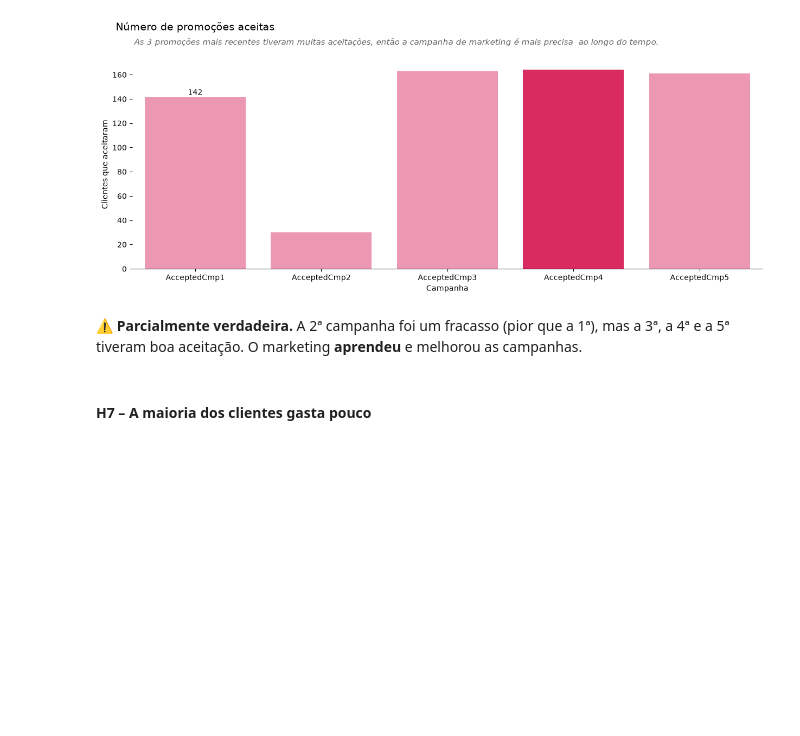
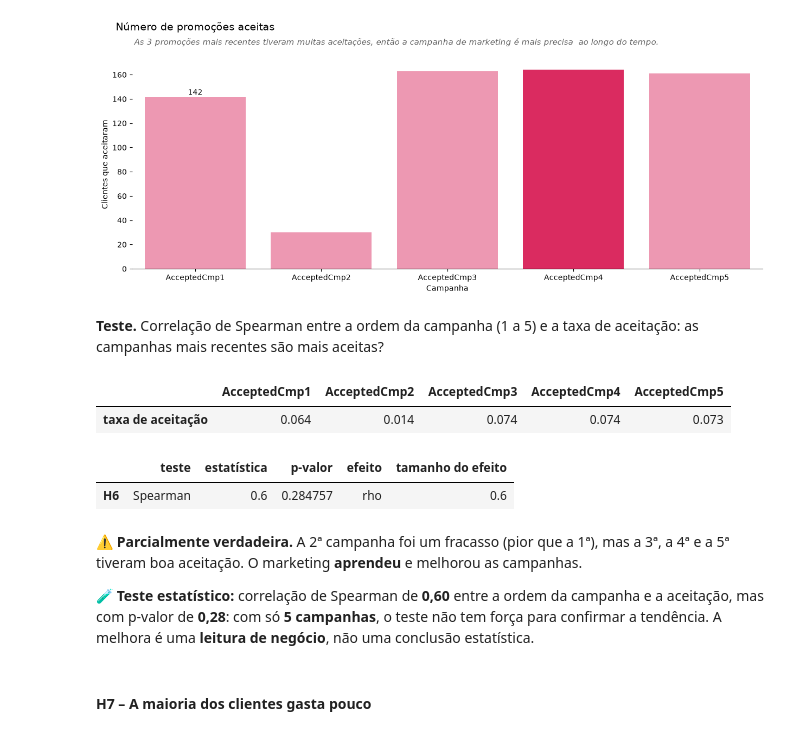
Before and after one commit to RafaelSilva89/Analise_de_clusters_para_segmentar_os_clientes, a Jupyter notebook: Notebooks/Análise de Segmentação de Clientes - v2.ipynb, the cells around one changed output. Cells and saved outputs as stored; diff of their text form; code cells hidden in the pictures; blank space fills up the shorter version.

```diff
--- a/Notebooks/Análise de Segmentação de Clientes - v2.ipynb
+++ b/Notebooks/Análise de Segmentação de Clientes - v2.ipynb
@@ -648,8 +719,21 @@ plot_data(df=data,
           plot_type='histogram4')
 # %% [output]
 [figure]
+# %% [markdown]
+**Teste.** Correlação de Spearman entre a ordem da campanha (1 a 5) e a taxa de aceitação: as campanhas mais recentes são mais aceitas?
+# %%
+aceitacao = data[['AcceptedCmp1', 'AcceptedCmp2', 'AcceptedCmp3', 'AcceptedCmp4', 'AcceptedCmp5']].mean()
+display(aceitacao.to_frame('taxa de aceitação').T.round(3))
+pd.Series(teste_spearman(range(1, 6), aceitacao.values)).to_frame('H6').T
+# %% [output]
+|  | AcceptedCmp1 | AcceptedCmp2 | AcceptedCmp3 | AcceptedCmp4 | AcceptedCmp5 |
+| taxa de aceitação | 0.064 | 0.014 | 0.074 | 0.074 | 0.073 |
+|  | teste | estatística | p-valor | efeito | tamanho do efeito |
+| H6 | Spearman | 0.6 | 0.284757 | rho | 0.6 |
 # %% [markdown]
 ⚠️ **Parcialmente verdadeira.** A 2ª campanha foi um fracasso (pior que a 1ª), mas a 3ª, a 4ª e a 5ª tiveram boa aceitação. O marketing **aprendeu** e melhorou as campanhas.
+
+🧪 **Teste estatístico:** correlação de Spearman de **0,60** entre a ordem da campanha e a aceitação, mas com p-valor de **0,28**: com só **5 campanhas**, o teste não tem força para confirmar a tendência. A melhora é uma **leitura de negócio**, não uma conclusão estatística.
 # %% [markdown]
 #### H7 – A maioria dos clientes gasta pouco
 # %%
```
Also changed, not shown: parts of 53 cells of this notebook, 5 other files.
